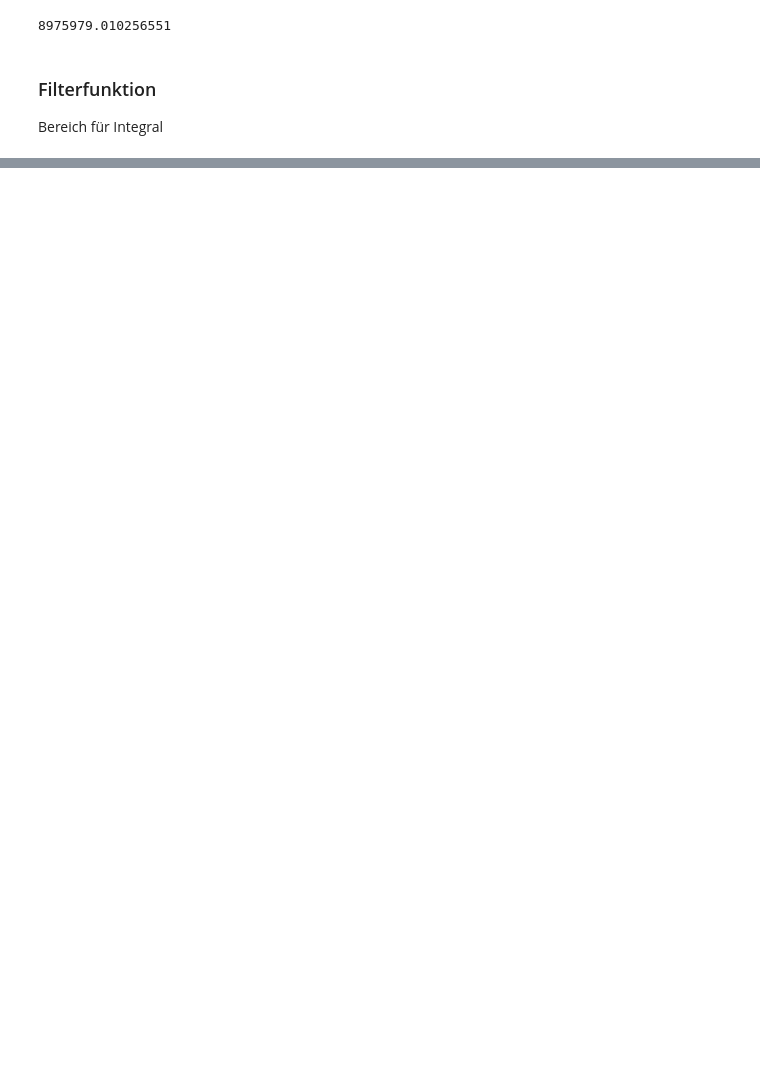
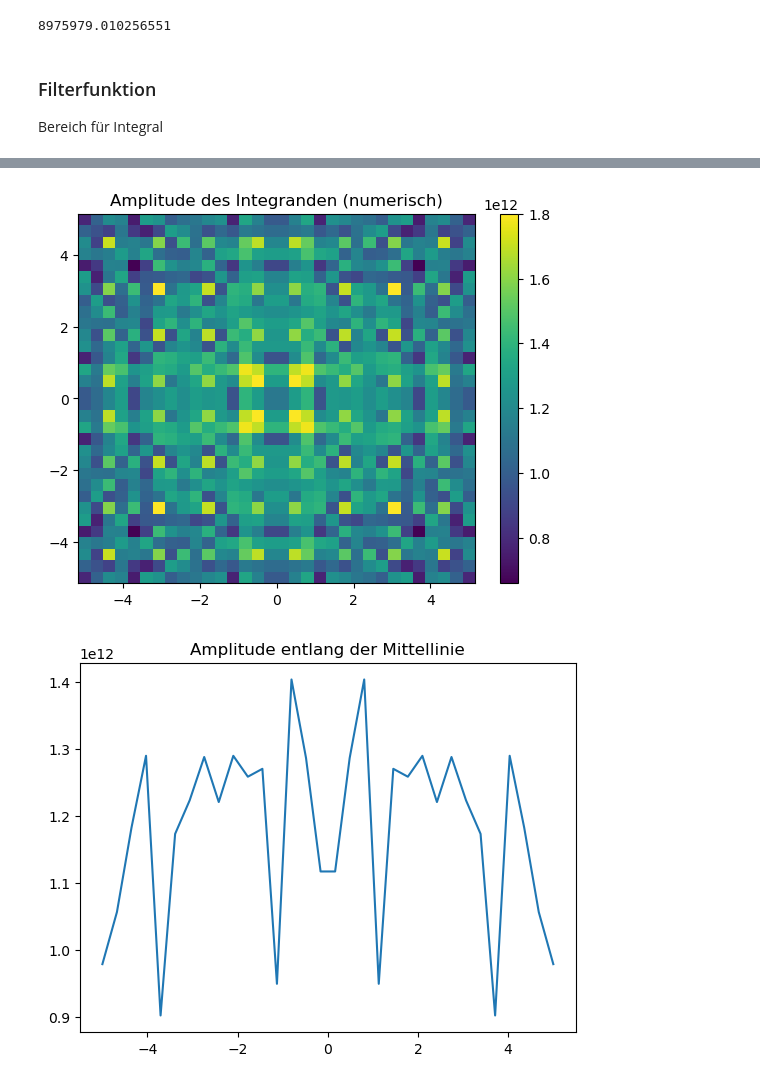
Before and after one commit to moritz-zoellner/field-theory, a Jupyter notebook: linse.ipynb, the cells around one changed output, grey strips where cells are left out. Cells and saved outputs as stored; diff of their text form; code cells hidden in the pictures; blank space fills up the shorter version.

```diff
--- a/linse.ipynb
+++ b/linse.ipynb
@@ -103,0 +191,22 @@ pp.plot(np.abs(u2)[N//2,])
+# %%
+u2 = np.zeros((N, N), dtype=complex)
+
+for i in range(N):
+    for j in range(N):
+        integrand = p_filter * np.exp(1j * 2 * (s**2 + t**2) * (1/z0 + 1/z1 - 1/f)) * np.exp(-1j * k * (x[i, j] * s + y[i, j] * t)/z1)
+        u2[i, j] = A0 / (lmbda**2 * z0 * z1) * np.exp(1j * k * (z0 + z1 + nDelta)) * np.exp(1j * k * (x[i, j]**2 + y[i, j]**2) / (2 * z1)) * np.sum(integrand * ds_dt)
+
+# Plotte die Amplitude des Integranden
+pp.figure()
+pp.pcolormesh(x, y, np.abs(u2))
+pp.title('Amplitude des Integranden (numerisch)')
+pp.colorbar()
+pp.show()
+# Plotte die Amplitude entlang der Mittellinie
+pp.figure()
+pp.plot(x_range, np.abs(u2[N//2, :]))
+pp.title('Amplitude entlang der Mittellinie')
+pp.show()
+# %% [output]
+[figure, added]
+[figure, added]
```
Also changed, not shown: parts of 12 cells of this notebook.
